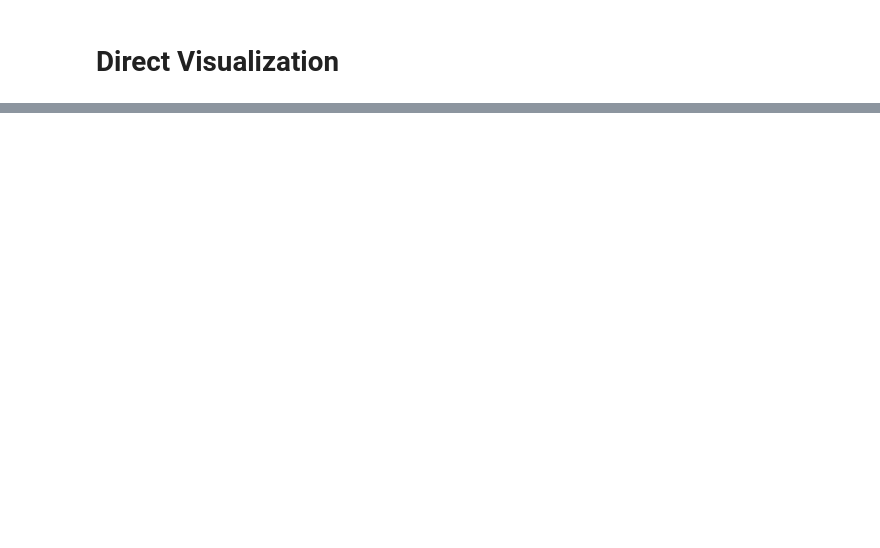
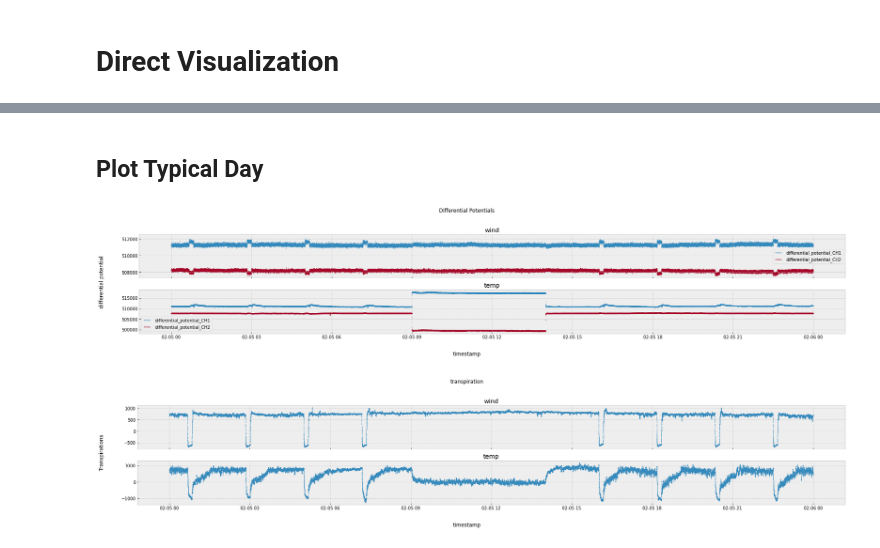
Before and after one commit to julianjandeleit/transformer-models-time-series-forecasting, a Jupyter notebook: notebooks/explorative_data_analysis.ipynb, the cells around one changed output, grey strips where cells are left out. Cells and saved outputs as stored; diff of their text form; code cells hidden in the pictures; blank space fills up the shorter version.

```diff
--- a/notebooks/explorative_data_analysis.ipynb
+++ b/notebooks/explorative_data_analysis.ipynb
@@ -67,0 +93,13 @@ InvalidIndexError: (slice(None, None, None), 'differential_potential_CH1')
+# %% [markdown]
+## Plot Typical Day
+# %%
+
+dt_start = "2022-02-05"
+dt_end = "2022-02-06"
+dt_data_wind = data_wind[data_wind["timestamp"].between(dt_start,dt_end)]
+dt_data_temp = data_temp[data_temp["timestamp"].between(dt_start,dt_end)]
+plot_differential_potential([(dt_data_wind, "wind"), (dt_data_temp, "temp")])
+plot_transpiration([(dt_data_wind, "wind"), (dt_data_temp, "temp")])
+# %% [output]
+[figure, added]
+[figure, added]
```
Also changed, not shown: parts of 11 cells of this notebook.
